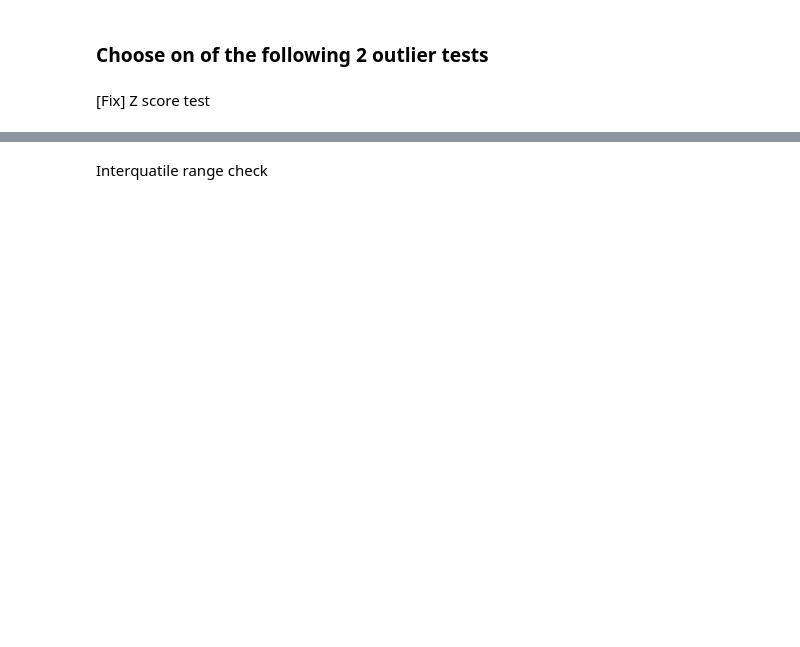
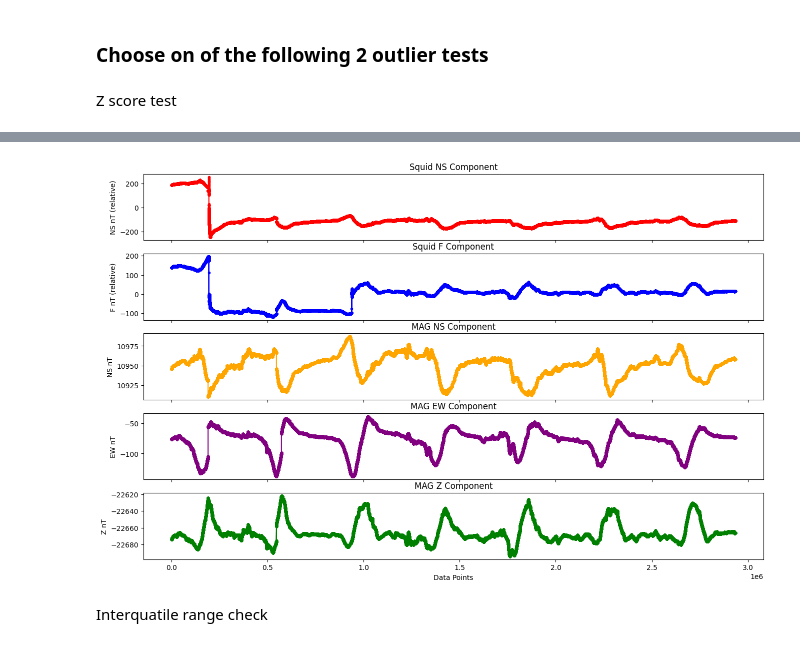
Before and after one commit to TPiphone/Bigdata_Event_Detection, a Jupyter notebook: bigdata_detection/modules/eda.ipynb, the cells around one changed output, grey strips where cells are left out. Saved outputs shown, nothing was run; the diff lists cells and outputs as text; code cells hidden in the pictures; blank space fills up the shorter version.

```diff
--- a/bigdata_detection/modules/eda.ipynb
+++ b/bigdata_detection/modules/eda.ipynb
@@ -151,8 +160,10 @@ for column in df.columns:
 # %% [markdown]
 ### Choose on of the following 2 outlier tests
 # %% [markdown]
-[Fix] Z score test
+Z score test
 # %%
-# print(f' \n Shape of df before removing outliers', df.shape)
-# outliers_removed_z = eda.z_score_test(df)
-# print(f' \n Shape of df after removing outliers', outliers_removed_z.shape)
+print(f' \n Shape of df before removing outliers', df.shape)
+outliers_removed_z = eda.z_score_test(df)
+print(f' \n Shape of df after removing outliers', outliers_removed_z.shape)
+eda.generateDataPlots(outliers_removed_z['NS_SQUID'].values, outliers_removed_z['F_SQUID'].values, outliers_removed_z['NS_Fluxgate'].values, outliers_removed_z['EW_Fluxgate'].values, outliers_removed_z['Z_Fluxgate'].values, outliers_removed_z.shape[0], 431997, start_date, end_date)
+# %% [output]
@@ -159,3 +188,4 @@ for column in df.columns:
+[figure, added]
 # %% [markdown]
 Interquatile range check
 # %%
```
Also changed, not shown: parts of 13 cells of this notebook, 2 other files.
